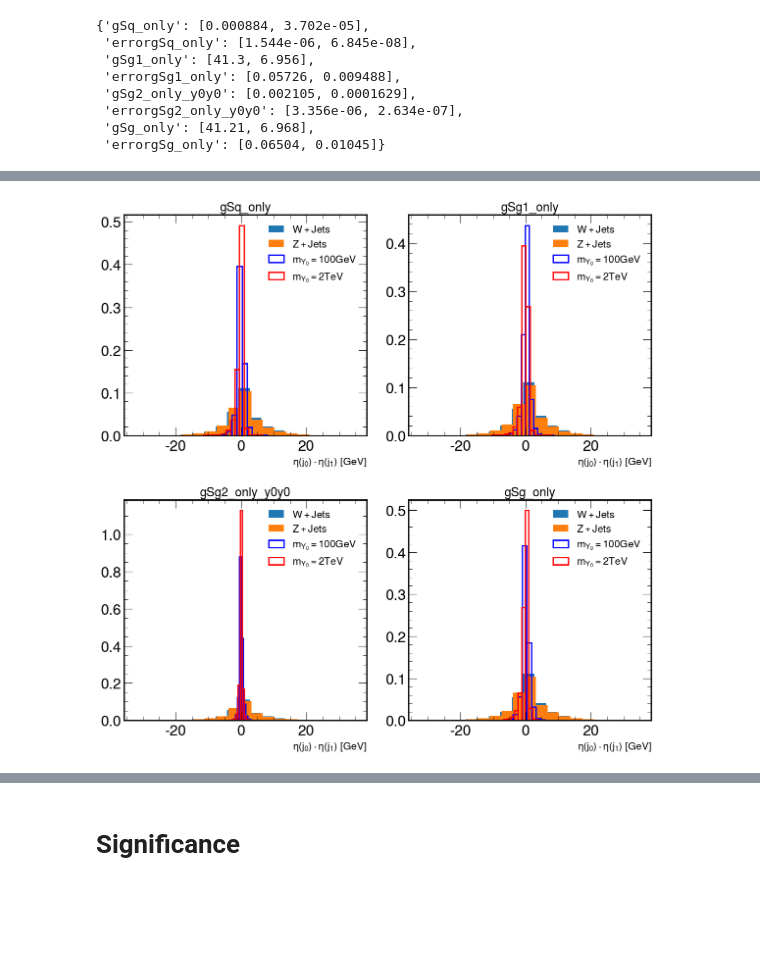
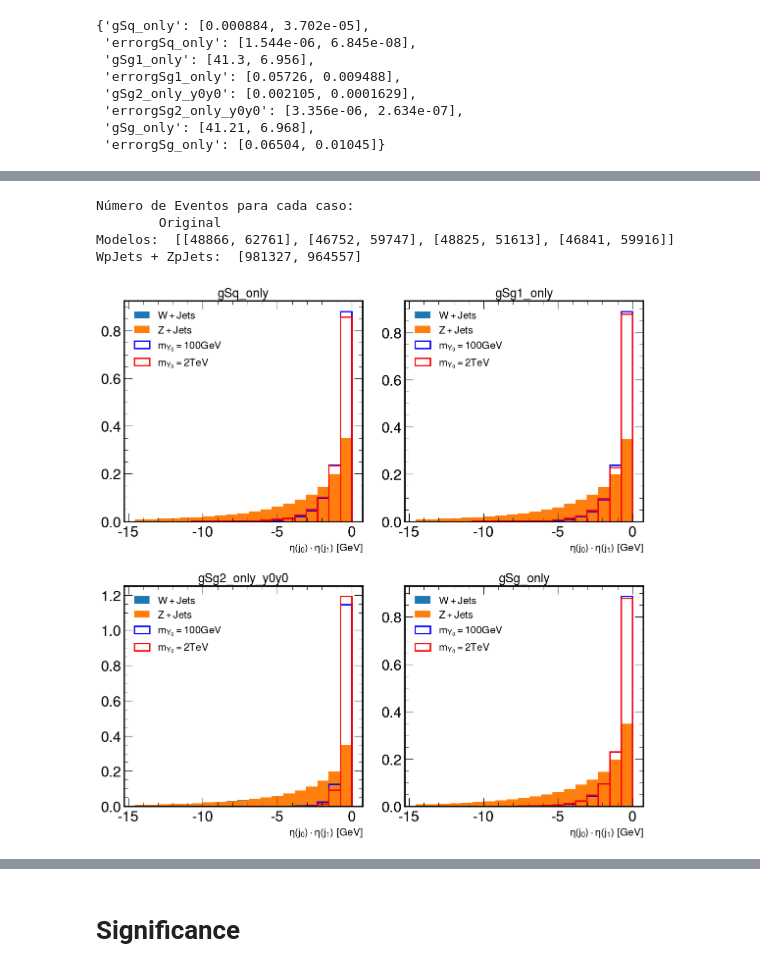
Before and after one commit to JuanDuarte2003/VBFDM_EAFIT, a Jupyter notebook: SignificanceAnalysis.ipynb, the cells around one changed output, grey strips where cells are left out. Drawn from its saved outputs; the diff is of its cells as text; code cells hidden in the pictures; blank space fills up the shorter version.

```diff
--- a/SignificanceAnalysis.ipynb
+++ b/SignificanceAnalysis.ipynb
@@ -98,10 +95,0 @@ Construct variables
-# %%
-funcVariables = [invariant_mass, azimuthal_difference, pseudorapidity_separation, pseudorapidity_product]
-variables = ["Inv_mass", "Azim_diff", "Pseudorapidity", "PseudorapidityProd"]
-
-for i in range(len(variables)):
-    data_WpJ[variables[i]] = data_WpJ.apply(funcVariables[i], axis=1)
-    data_ZpJ[variables[i]] = data_ZpJ.apply(funcVariables[i], axis=1)
-    for j in cases:
-        for k in range(2):
-            data[j][k][variables[i]] = data[j][k].apply(funcVariables[i], axis=1)
@@ -108,46 +132,65 @@ for i in range(len(variables)):
+# %%
+for i in cases:
+    for j in range(2):
+        data[i][j] = data[i][j].query('Rapidity_prod < 0')
+
+data_WpJ = data_WpJ.query('Rapidity_prod < 0')
+data_ZpJ = data_ZpJ.query('Rapidity_prod < 0')
+# %%
+print("Número de Eventos para cada caso:")
+print("\tOriginal")
+print("Modelos: ",[[data[i][j].shape[0] for j in range(2)] for i in cases])
+print("WpJets + ZpJets: ",[data_WpJ.shape[0], data_ZpJ.shape[0]])
+# %% [output]
+Número de Eventos para cada caso:
+        Original
+Modelos:  [[48866, 62761], [46752, 59747], [48825, 51613], [46841, 59916]]
+WpJets + ZpJets:  [981327, 964557]
 # %%
 fig, ax = plt.subplots(2,2, figsize=(12,12))
 #fig.suptitle(r"$\eta{(j_{1})}\cdot\eta{(j_{2})}$")
 
-variable = 'PseudorapidityProd'
+variable = 'Rapidity_prod'
 nBins = 20
 
-rangos = {}
-for i in cases:
-    rangos[i] = []
-    for j in range(2):
-        rangos[i].append(np.linspace(min(data[i][j][variable]),max(data[i][j][variable]), nBins))
+#rangos = {}
+#for i in cases:
+#    rangos[i] = []
+#    for j in range(2):
+#        rangos[i].append(np.linspace(min(data[i][j][variable]),max(data[i][j][variable]), nBins))
+#
+#rangos['WpJets'] = np.linspace(min(data_WpJ[variable]), max(data_WpJ[variable]), nBins)
+#rangos['ZpJets'] = np.linspace(min(data_ZpJ[variable]), max(data_ZpJ[variable]), nBins)
 
-rangos['WpJets'] = np.linspace(min(data_WpJ[variable]), max(data_WpJ[variable]), nBins)
-rangos['ZpJets'] = np.linspace(min(data_ZpJ[variable]), max(data_ZpJ[variable]), nBins)
+rango = np.linspace(min(data[cases[0]][0][variable]), max(data[cases[0]][0][variable]), nBins)
 
 colors = ['blue', 'red']
 
 for i in range(2):
     for j in range(2):
-        ax[i,j].hist(data_WpJ[variable], bins=rangos['WpJets'], density=True)
-        ax[i,j].hist(data_ZpJ[variable], bins=rangos['ZpJets'], density=True)
+        ax[i,j].hist(data_WpJ[variable], bins=rango, density=True)
+        ax[i,j].hist(data_ZpJ[variable], bins=rango, density=True)
 
 for i in range(2):
-    ax[0,0].hist(data[cases[0]][i][variable], bins=rangos[cases[0]][i], density=True, color=colors[i], edgecolor=colors[i], fc='None', lw=2)
-    ax[0,1].hist(data[cases[1]][i][variable], bins=rangos[cases[1]][i], density=True, color=colors[i], edgecolor=colors[i], fc='None', lw=2)
-    ax[1,0].hist(data[cases[2]][i][variable], bins=rangos[cases[2]][i], density=True, color=colors[i], edgecolor=colors[i], fc='None', lw=2)
-    ax[1,1].hist(data[cases[3]][i][variable], bins=rangos[cases[3]][i], density=True, color=colors[i], edgecolor=colors[i], fc='None', lw=2)
+    ax[0,0].hist(data[cases[0]][i][variable], bins=rango, density=True, color=colors[i], edgecolor=colors[i], fc='None', lw=2)
+    ax[0,1].hist(data[cases[1]][i][variable], bins=rango, density=True, color=colors[i], edgecolor=colors[i], fc='None', lw=2)
+    ax[1,0].hist(data[cases[2]][i][variable], bins=rango, density=True, color=colors[i], edgecolor=colors[i], fc='None', lw=2)
+    ax[1,1].hist(data[cases[3]][i][variable], bins=rango, density=True, color=colors[i], edgecolor=colors[i], fc='None', lw=2)
     ax[0,0].set_title(cases[0], fontsize=18)
     ax[0,1].set_title(cases[1], fontsize=18)
     ax[1,0].set_title(cases[2], fontsize=18)
     ax[1,1].set_title(cases[3], fontsize=18)
 
 for i in range(2):
     for j in range(2):
         ax[i,j].legend([r"$W+Jets$",r"$Z+Jets$", r"$m_{Y_{0}}=100$GeV",r"$m_{Y_{0}}=2$TeV"],fontsize=15)
         ax[i,j].set_xlabel(r"$\eta{(j_{0})}\cdot\eta{(j_{1})}$ [GeV]",fontsize=15)
 
 
 fig.tight_layout()
 plt.show()
 # %% [output]
-[figure, old version]
+[figure, new version]
 # %%
 fig, ax = plt.subplots(2,2, figsize=(12,12))
 #fig.suptitle(r"$\eta{(j_{1})}\cdot\eta{(j_{2})}$")
```
Also changed, not shown: parts of 41 cells of this notebook.
